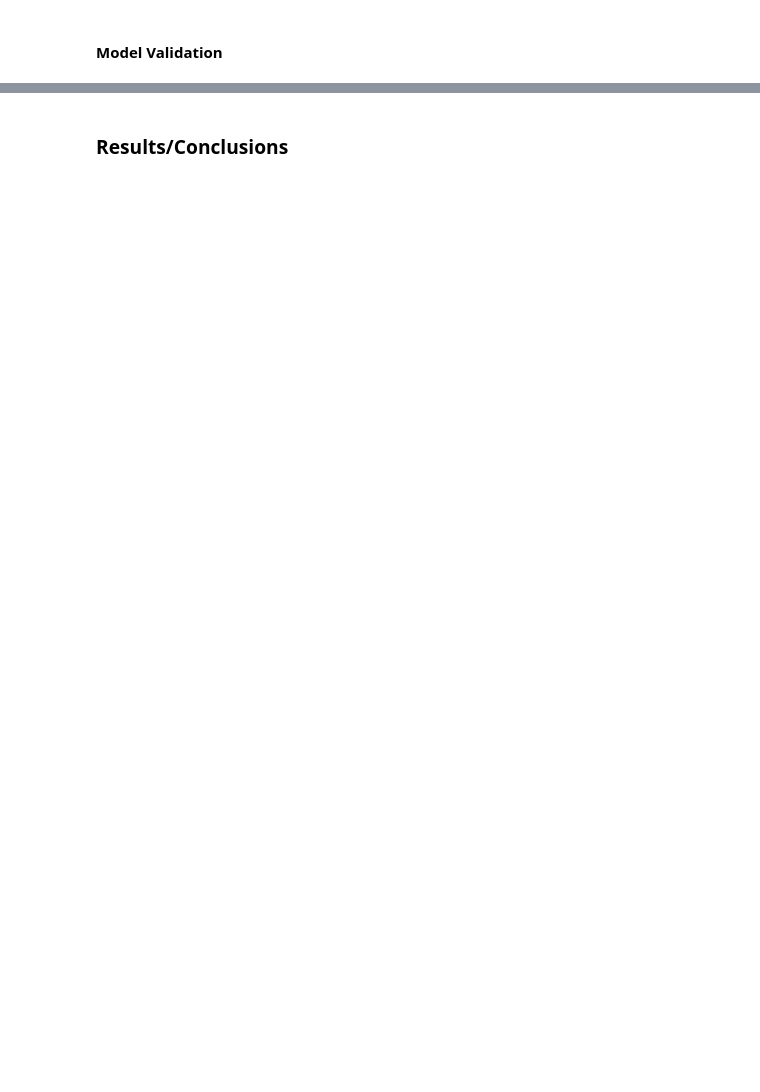
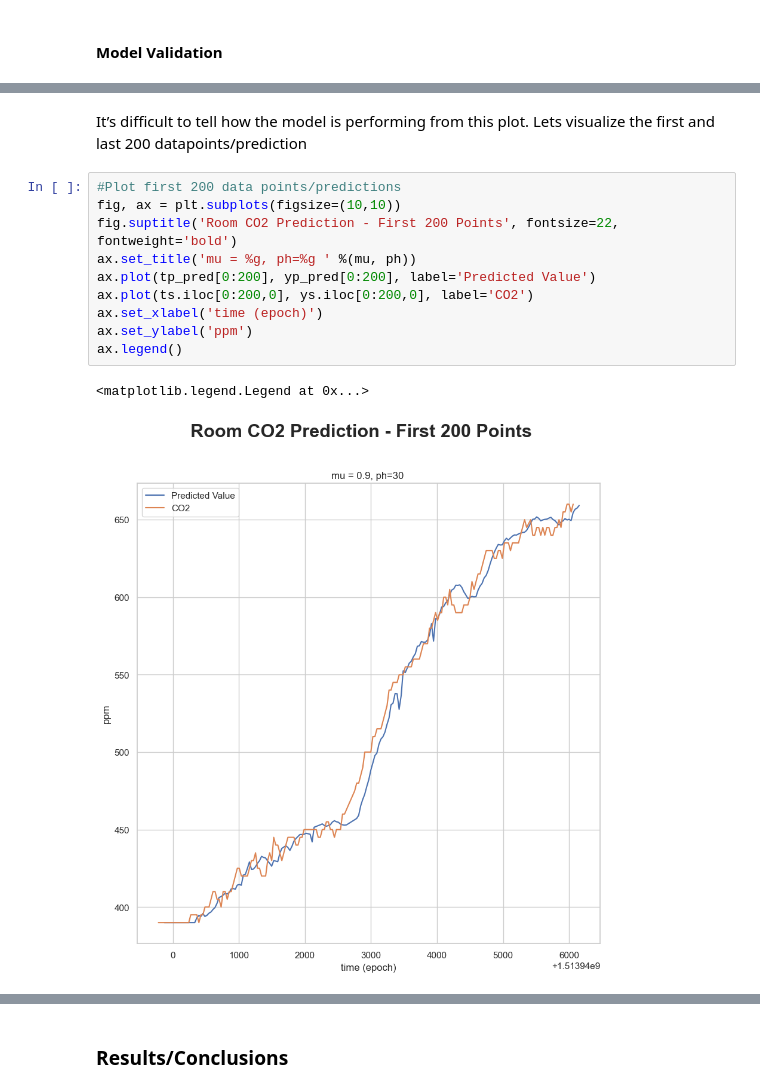
Before and after one commit to SweatyCrayfish/Room-Ocupancy-Application, a Jupyter notebook: Final Project - ML IoT Application.ipynb, the cells around one changed output, grey strips where cells are left out. Saved outputs shown, nothing was run; the diff lists cells and outputs as text; blank space fills up the shorter version.

```diff
--- a/Final Project - ML IoT Application.ipynb
+++ b/Final Project - ML IoT Application.ipynb
@@ -710,0 +999,15 @@ We can see again see that the grand majority of output values are 0.  As noted d
+# %% [markdown]
+It’s difficult to tell how the model is performing from this plot. Lets visualize the first and last 200 datapoints/prediction
+# %%
+#Plot first 200 data points/predictions
+fig, ax = plt.subplots(figsize=(10,10))
+fig.suptitle('Room CO2 Prediction - First 200 Points', fontsize=22, fontweight='bold')
+ax.set_title('mu = %g, ph=%g ' %(mu, ph))
+ax.plot(tp_pred[0:200], yp_pred[0:200], label='Predicted Value')
+ax.plot(ts.iloc[0:200,0], ys.iloc[0:200,0], label='CO2')
+ax.set_xlabel('time (epoch)')
+ax.set_ylabel('ppm')
+ax.legend()
+# %% [output]
+<matplotlib.legend.Legend at 0x...>
+[figure, added]
```
Also changed, not shown: parts of 32 cells of this notebook.
